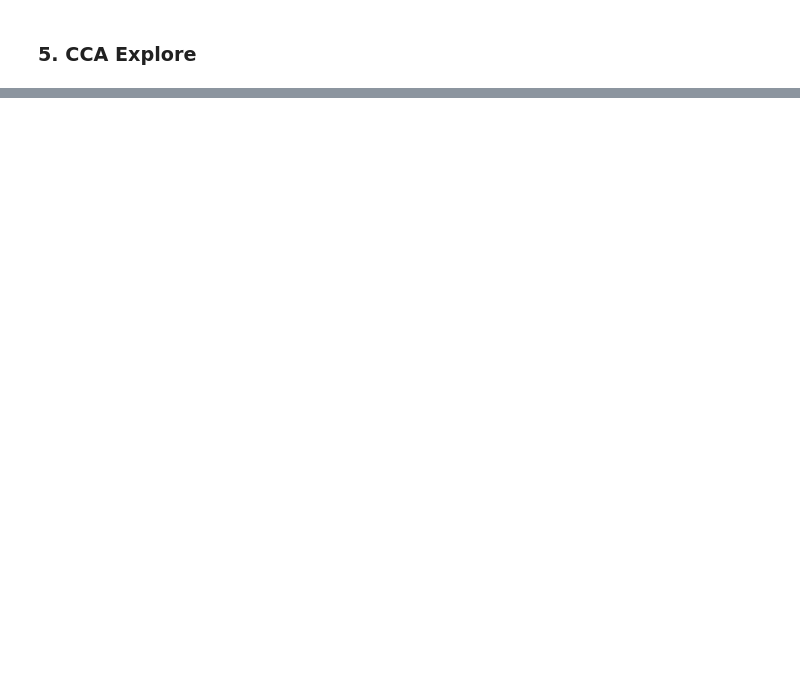
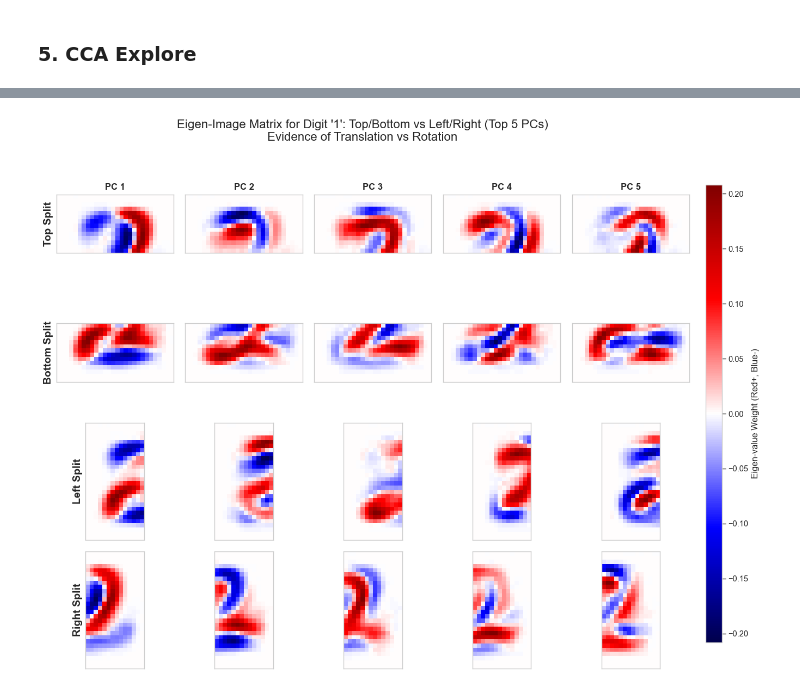
Before and after one commit to Kircerta/PCA_CCA_mnist_visualization, a Jupyter notebook: STA437_Final_Project_Code.ipynb, the cells around one changed output, grey strips where cells are left out. Cells and saved outputs as stored; diff of their text form; code cells hidden in the pictures; blank space fills up the shorter version.

```diff
--- a/STA437_Final_Project_Code.ipynb
+++ b/STA437_Final_Project_Code.ipynb
@@ -47,7 +47,7 @@ def load_data_global(path, sample_size=None):
     return X, y
 
 # Data Loading
-X_global, y_global = load_data_global(DATA_PATH, sample_size=10000)
+X_global, y_global = load_data_global(DATA_PATH, sample_size=5000)
 # %% [output]
 Loading data from mnist.csv...
 Data Loaded Successfully. Shape: (5000, 784)
@@ -392,0 +658,85 @@ x="Correlations of Parts After PCA transformation")
+# %%
+import numpy as np
+import matplotlib.pyplot as plt
+from sklearn.decomposition import PCA
+
+def visualize_pc_matrix_digit_1(X, y):
+    print("\n=== Generating PC1-PC5 Matrix for Digit '1' (4-Way Split) ===")
+
+    # 1. 准备数据 (Digit 1 Only)
+    X_digit = X[y == 2]
+    X_norm = X_digit / 255.0
+    n_samples = X_norm.shape[0]
+
+    IMG_SIZE = 28
+    CUT = 14
+
+    # 还原为图像
+    X_img = X_norm.reshape(n_samples, IMG_SIZE, IMG_SIZE)
+
+    # 2. 准备四份数据 (Four Parts)
+    # Top (Row 0-13)
+    X_top = X_img[:, :CUT, :].reshape(n_samples, -1)
+    # Bottom (Row 14-27)
+    X_bottom = X_img[:, CUT:, :].reshape(n_samples, -1)
+    # Left (Col 0-13)
+    X_left = X_img[:, :, :CUT].reshape(n_samples, -1)
+    # Right (Col 14-27)
+    X_right = X_img[:, :, CUT:].reshape(n_samples, -1)
+
+    # 3. 训练 4 个独立的 PCA
+    # 我们只需要前 5 个 PC
+    n_comps = 5
+    pca_t = PCA(n_components=n_comps, random_state=42).fit(X_top)
+    pca_b = PCA(n_components=n_comps, random_state=42).fit(X_bottom)
+    pca_l = PCA(n_components=n_comps, random_state=42).fit(X_left)
+    pca_r = PCA(n_components=n_comps, random_state=42).fit(X_right)
+
+    # 4. 绘图矩阵 (4行 x 5列)
+    fig, axes = plt.subplots(4, 5, figsize=(15, 12))
+
+    # 定义每一行的配置
+    rows_config = [
+        ("Top Split", pca_t, (14, 28)),    # (Title, Model, ReshapeSize)
+        ("Bottom Split", pca_b, (14, 28)),
+        ("Left Split", pca_l, (28, 14)),
+        ("Right Split", pca_r, (28, 14))
+    ]
+
+    cmap = 'seismic'
+
+    for row_idx, (title, model, shape) in enumerate(rows_config):
+        # 获取该模型的所有 components (shape: 5, n_features)
+        components = model.components_
+
+        for col_idx in range(n_comps):
+            ax = axes[row_idx, col_idx]
+
+            # 获取第 k 个 PC 并 reshape
+            pc_img = components[col_idx].reshape(shape)
+
+            # 为了增强对比度，我们将 vmin/vmax 设为对称
+            v_max = np.max(np.abs(pc_img))
+
+            im = ax.imshow(pc_img, cmap=cmap, vmin=-v_max, vmax=v_max)
+            ax.set_xticks([])
+            ax.set_yticks([])
+
+            # 标签设置
+            if row_idx == 0:
+                ax.set_title(f"PC {col_idx+1}", fontsize=12, fontweight='bold')
+
+            if col_idx == 0:
+                ax.set_ylabel(title, fontsize=14, fontweight='bold', rotation=90)
+
+    # 添加 Colorbar
+    cbar_ax = fig.add_axes([0.92, 0.15, 0.02, 0.7])
+    fig.colorbar(im, cax=cbar_ax, label='Eigen-value Weight (Red+, Blue-)')
+
+    plt.suptitle("Eigen-Image Matrix for Digit '1': Top/Bottom vs Left/Right (Top 5 PCs)\nEvidence of Translation vs Rotation", fontsize=16, y=0.95)
+    plt.subplots_adjust(wspace=0.1, hspace=0.1, right=0.9)
+    plt.show()
+
+# --- 运行 ---
+visualize_pc_matrix_digit_1(X_global, y_global)
+# %% [output]
@@ -392,0 +744 @@ x="Correlations of Parts After PCA transformation")
+[figure, added]
```
Also changed, not shown: parts of 27 cells of this notebook, 14 other files.
